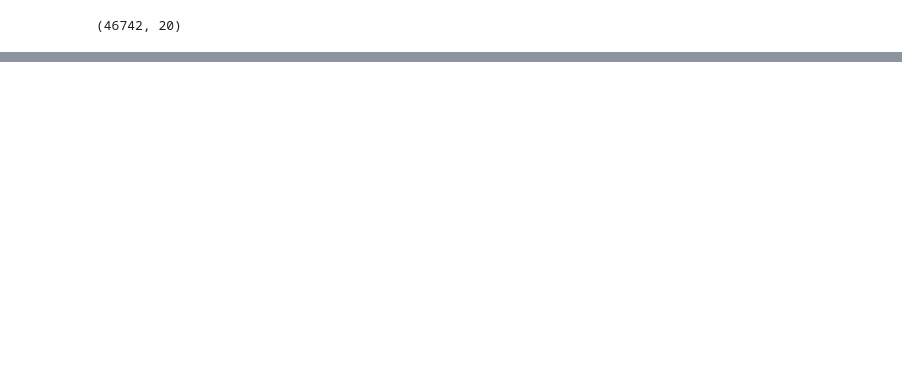
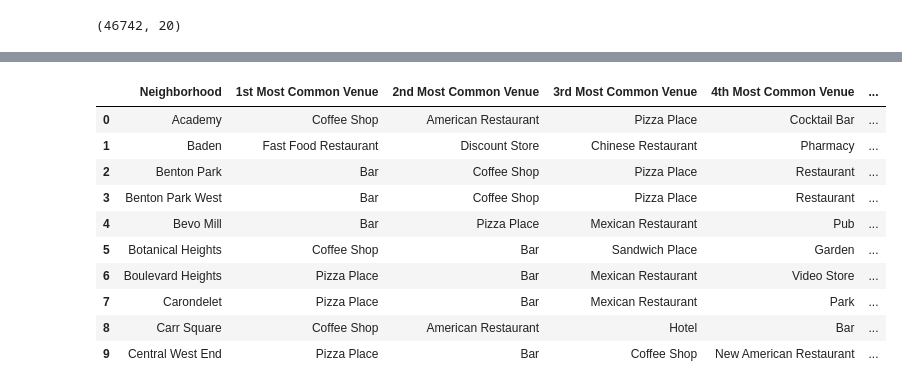
Before and after one commit to amitnjha/Coursera_Capstone, a Jupyter notebook: final_project.ipynb, the cells around one changed output, grey strips where cells are left out. Saved outputs shown, nothing was run; the diff lists cells and outputs as text; code cells hidden in the pictures; blank space fills up the shorter version.

```diff
--- a/final_project.ipynb
+++ b/final_project.ipynb
@@ -334,0 +531,7 @@ def get_category_type(row):
+# %%
+### Most Common value function
+def return_most_common_venues(row, num_top_venues):
+    row_categories = row.iloc[1:]
+    row_categories_sorted = row_categories.sort_values(ascending=False)
+
+    return row_categories_sorted.index.values[0:num_top_venues]
@@ -334,0 +541,33 @@ def get_category_type(row):
+# %%
+num_top_venues = 10
+
+indicators = ['st', 'nd', 'rd']
+
+# create columns according to number of top venues
+columns = ['Neighborhood']
+for ind in np.arange(num_top_venues):
+    try:
+        columns.append('{}{} Most Common Venue'.format(ind+1, indicators[ind]))
+    except:
+        columns.append('{}th Most Common Venue'.format(ind+1))
+
+# create a new dataframe
+neighborhoods_venues_sorted = pd.DataFrame(columns=columns)
+neighborhoods_venues_sorted['Neighborhood'] = stl_grouped['Neighborhood']
+
+for ind in np.arange(stl_grouped.shape[0]):
+    neighborhoods_venues_sorted.iloc[ind, 1:] = return_most_common_venues(stl_grouped.iloc[ind, :], num_top_venues)
+
+neighborhoods_venues_sorted.head(10)
+# %% [output]
+|  | Neighborhood | 1st Most Common Venue | 2nd Most Common Venue | 3rd Most Common Venue | 4th Most Common Venue | ... |
+| 0 | Academy | Coffee Shop | American Restaurant | Pizza Place | Cocktail Bar | ... |
+| 1 | Baden | Fast Food Restaurant | Discount Store | Chinese Restaurant | Pharmacy | ... |
+| 2 | Benton Park | Bar | Coffee Shop | Pizza Place | Restaurant | ... |
+| 3 | Benton Park West | Bar | Coffee Shop | Pizza Place | Restaurant | ... |
+| 4 | Bevo Mill | Bar | Pizza Place | Mexican Restaurant | Pub | ... |
+| 5 | Botanical Heights | Coffee Shop | Bar | Sandwich Place | Garden | ... |
+| 6 | Boulevard Heights | Pizza Place | Bar | Mexican Restaurant | Video Store | ... |
+| 7 | Carondelet | Pizza Place | Bar | Mexican Restaurant | Park | ... |
+| 8 | Carr Square | Coffee Shop | American Restaurant | Hotel | Bar | ... |
+| 9 | Central West End | Pizza Place | Bar | Coffee Shop | New American Restaurant | ... |
```
Also changed, not shown: parts of 75 cells of this notebook.
